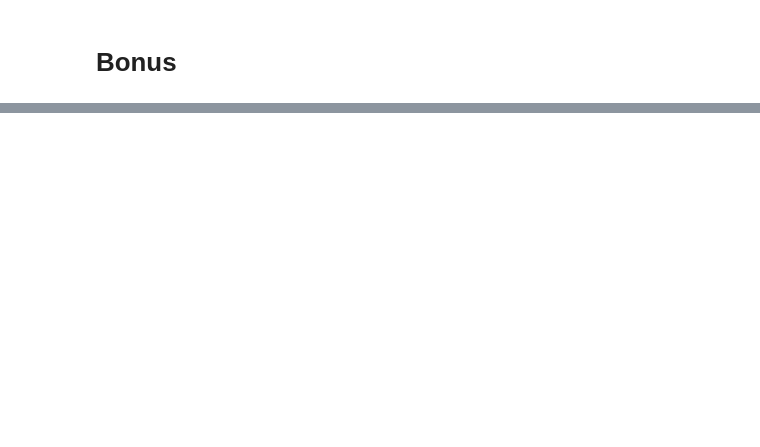
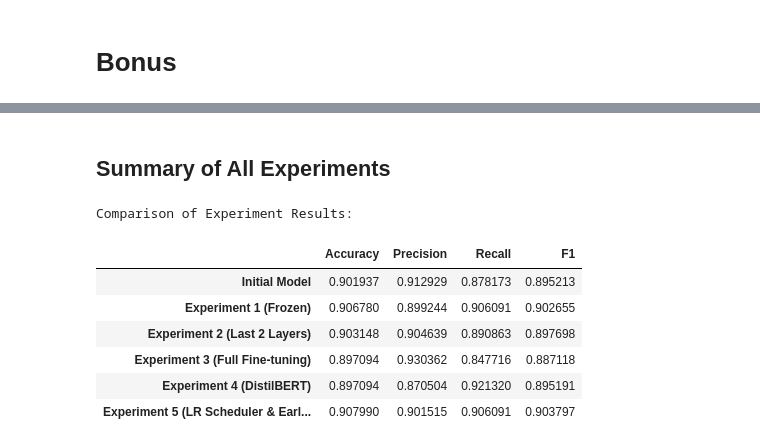
Before and after one commit to Hemashree-N12/IN226086502_FASTAPI, a Jupyter notebook: Fine_Tuning_BERT_on_Kaggle_Dataset.ipynb, the cells around one changed output, grey strips where cells are left out. Saved outputs shown, nothing was run; the diff lists cells and outputs as text; code cells hidden in the pictures; blank space fills up the shorter version.

```diff
--- a/Fine_Tuning_BERT_on_Kaggle_Dataset.ipynb
+++ b/Fine_Tuning_BERT_on_Kaggle_Dataset.ipynb
@@ -289,37 +398,0 @@ lr_scheduler = get_scheduler(
-# %%
-best_val_loss = float("inf")
-patience = 2
-patience_counter = 0
-
-for epoch in range(3):
-    model.train()
-    for batch in train_loader:
-        optimizer.zero_grad()
-        inputs = {k: v.to(device) for k, v in batch.items()}
-        outputs = model(**inputs)
-        loss = outputs.loss
-        loss.backward()
-        optimizer.step()
-        lr_scheduler.step()
-
-    # Validation
-    model.eval()
-    val_loss = 0
-    with torch.no_grad():
-        for batch in val_loader:
-            inputs = {k: v.to(device) for k, v in batch.items()}
-            outputs = model(**inputs)
-            val_loss += outputs.loss.item()
-    val_loss /= len(val_loader)
-
-    print(f"Epoch {epoch+1}, Validation Loss: {val_loss:.4f}")
-
-    # Early stopping check
-    if val_loss < best_val_loss:
-        best_val_loss = val_loss
-        patience_counter = 0
-    else:
-        patience_counter += 1
-        if patience_counter >= patience:
-            print("Early stopping triggered!")
-            break
@@ -329,0 +646,17 @@ This notebook demonstrates a complete workflow for fine-tuning a BERT-based mode
+# %% [markdown]
+## Summary of All Experiments
+# %%
+import pandas as pd
+
+results_df = pd.DataFrame.from_dict(all_experiment_results, orient='index')
+print("Comparison of Experiment Results:")
+display(results_df)
+# %% [output]
+Comparison of Experiment Results:
+|  | Accuracy | Precision | Recall | F1 |
+| Initial Model | 0.901937 | 0.912929 | 0.878173 | 0.895213 |
+| Experiment 1 (Frozen) | 0.906780 | 0.899244 | 0.906091 | 0.902655 |
+| Experiment 2 (Last 2 Layers) | 0.903148 | 0.904639 | 0.890863 | 0.897698 |
+| Experiment 3 (Full Fine-tuning) | 0.897094 | 0.930362 | 0.847716 | 0.887118 |
+| Experiment 4 (DistilBERT) | 0.897094 | 0.870504 | 0.921320 | 0.895191 |
+| Experiment 5 (LR Scheduler & Earl... | 0.907990 | 0.901515 | 0.906091 | 0.903797 |
```
Also changed, not shown: parts of 21 cells of this notebook.
